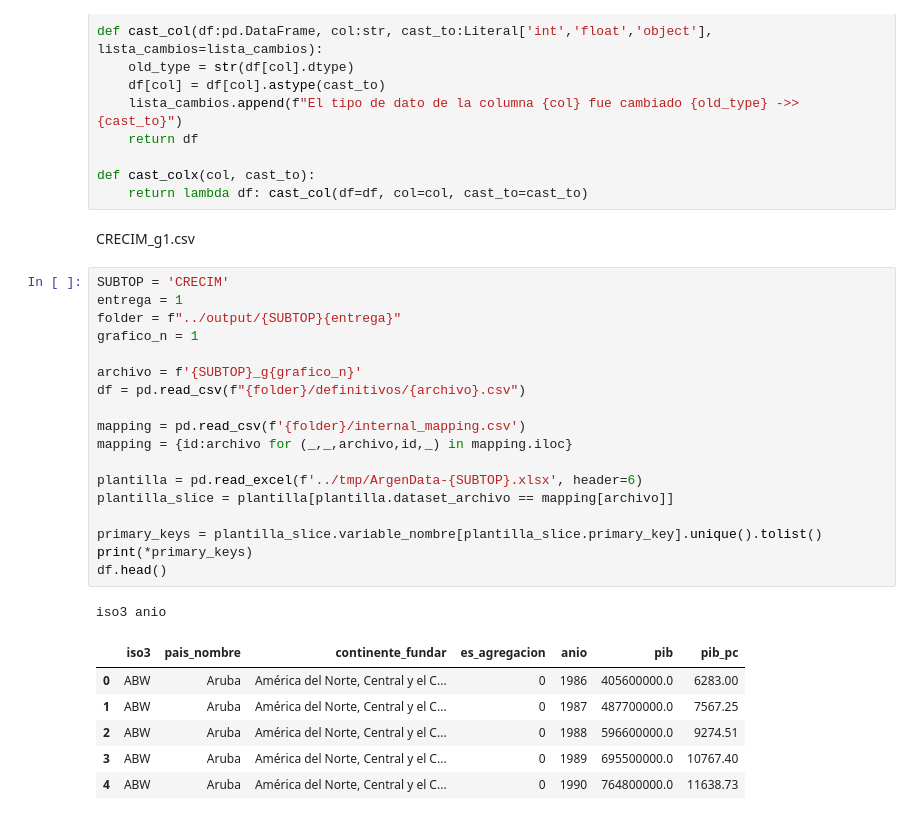
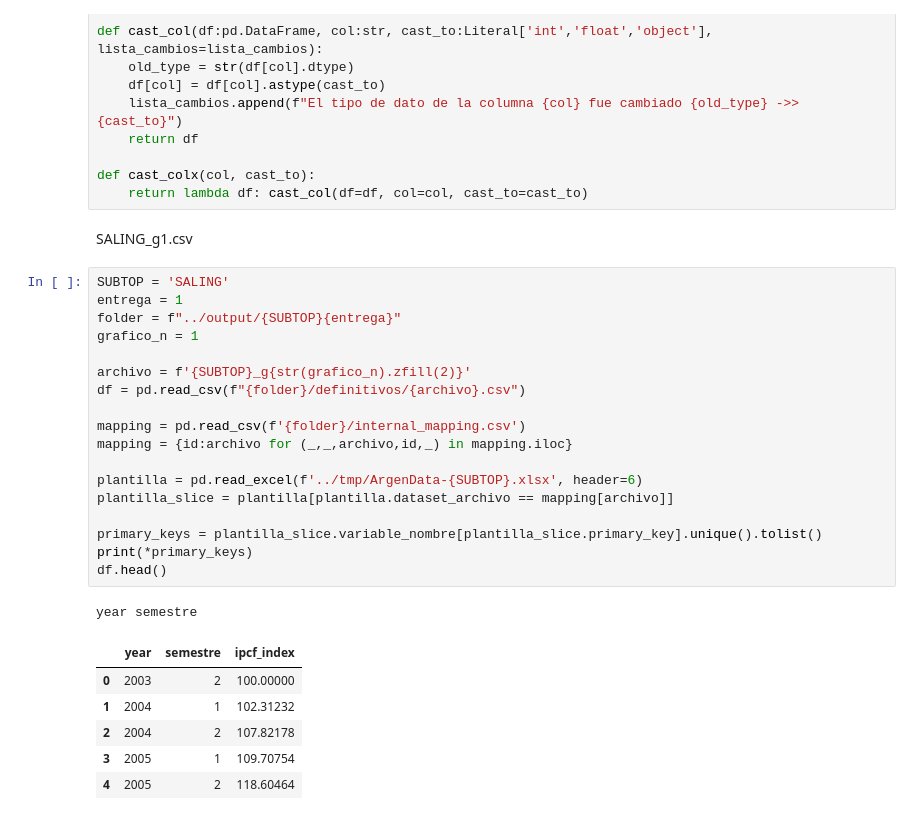
Before and after one commit to Ignacio-Ibarra/argendata-qa, a Jupyter notebook: tools/analysis.ipynb, the cells around one changed output. Cells and saved outputs as stored; diff of their text form.

Commit message:
subo cambio para tomar archivo con zfill

```diff
--- a/tools/analysis.ipynb
+++ b/tools/analysis.ipynb
@@ -163,33 +149,33 @@ def cast_col(df:pd.DataFrame, col:str, cast_to:Literal['int','float','object'],
 def cast_colx(col, cast_to):
     return lambda df: cast_col(df=df, col=col, cast_to=cast_to)
 # %% [markdown]
-CRECIM_g1.csv
+SALING_g1.csv
 # %%
-SUBTOP = 'CRECIM'
+SUBTOP = 'SALING'
 entrega = 1
 folder = f"../output/{SUBTOP}{entrega}"
 grafico_n = 1
 
-archivo = f'{SUBTOP}_g{grafico_n}'
+archivo = f'{SUBTOP}_g{str(grafico_n).zfill(2)}'
 df = pd.read_csv(f"{folder}/definitivos/{archivo}.csv")
 
 mapping = pd.read_csv(f'{folder}/internal_mapping.csv')
 mapping = {id:archivo for (_,_,archivo,id,_) in mapping.iloc}
 
 plantilla = pd.read_excel(f'../tmp/ArgenData-{SUBTOP}.xlsx', header=6)
 plantilla_slice = plantilla[plantilla.dataset_archivo == mapping[archivo]]
 
 primary_keys = plantilla_slice.variable_nombre[plantilla_slice.primary_key].unique().tolist()
 print(*primary_keys)
 df.head()
 # %% [output]
-iso3 anio
+year semestre
-|  | iso3 | pais_nombre | continente_fundar | es_agregacion | anio | pib | pib_pc |
-| 0 | ABW | Aruba | América del Norte, Central y el C... | 0 | 1986 | 405600000.0 | 6283.00 |
-| 1 | ABW | Aruba | América del Norte, Central y el C... | 0 | 1987 | 487700000.0 | 7567.25 |
-| 2 | ABW | Aruba | América del Norte, Central y el C... | 0 | 1988 | 596600000.0 | 9274.51 |
-| 3 | ABW | Aruba | América del Norte, Central y el C... | 0 | 1989 | 695500000.0 | 10767.40 |
-| 4 | ABW | Aruba | América del Norte, Central y el C... | 0 | 1990 | 764800000.0 | 11638.73 |
+|  | year | semestre | ipcf_index |
+| 0 | 2003 | 2 | 100.00000 |
+| 1 | 2004 | 1 | 102.31232 |
+| 2 | 2004 | 2 | 107.82178 |
+| 3 | 2005 | 1 | 109.70754 |
+| 4 | 2005 | 2 | 118.60464 |
 # %%
 drop = drop_colx
 to_long = wide_to_longx
```
Also changed, not shown: parts of 133 cells of this notebook.
